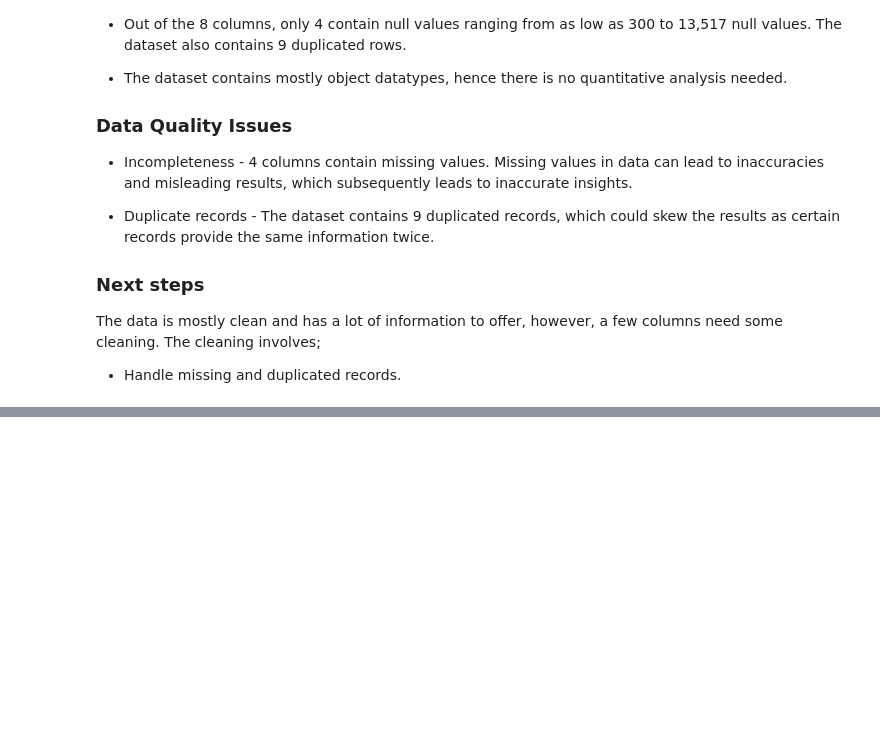
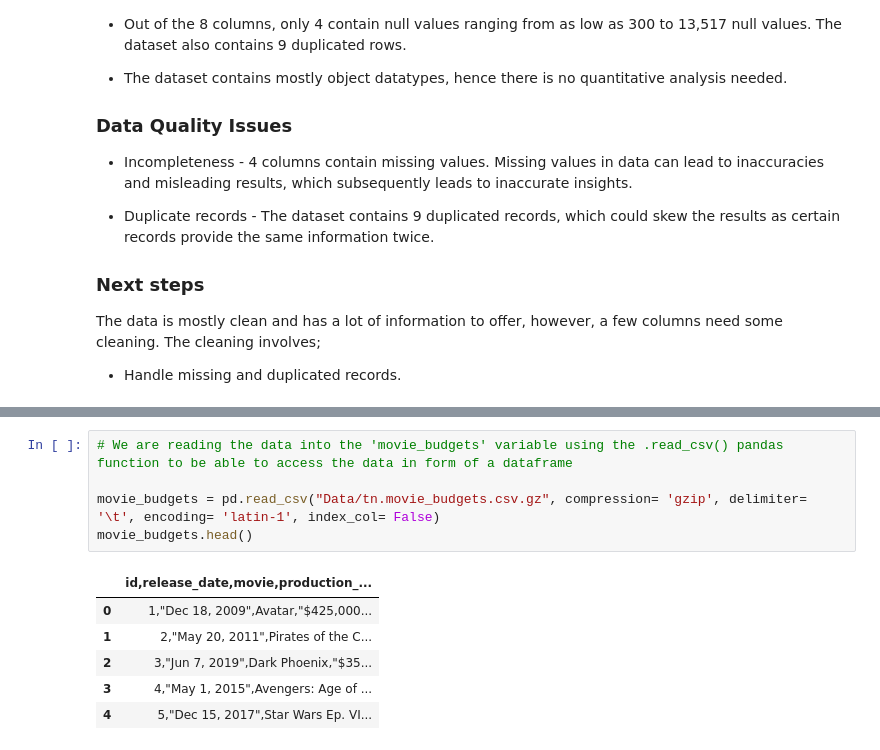
Before and after one commit to WamuyuGitz/movie-insights-project, a Jupyter notebook: vanessa.data_understanding.ipynb, the cells around one changed output, grey strips where cells are left out. Drawn from its saved outputs; the diff is of its cells as text; blank space fills up the shorter version.

```diff
--- a/vanessa.data_understanding.ipynb
+++ b/vanessa.data_understanding.ipynb
@@ -129,0 +341,12 @@ The `rt.movie_info.tsv` data is extracted from Rotten Tomatoes website and conta
+# %%
+# We are reading the data into the 'movie_budgets' variable using the .read_csv() pandas function to be able to access the data in form of a dataframe
+
+movie_budgets = pd.read_csv("Data/tn.movie_budgets.csv.gz", compression= 'gzip', delimiter= '\t', encoding= 'latin-1', index_col= False)
+movie_budgets.head()
+# %% [output]
+|  | id,release_date,movie,production_... |
+| 0 | 1,"Dec 18, 2009",Avatar,"$425,000... |
+| 1 | 2,"May 20, 2011",Pirates of the C... |
+| 2 | 3,"Jun 7, 2019",Dark Phoenix,"$35... |
+| 3 | 4,"May 1, 2015",Avengers: Age of ... |
+| 4 | 5,"Dec 15, 2017",Star Wars Ep. VI... |
```
Also changed, not shown: parts of 64 cells of this notebook.
